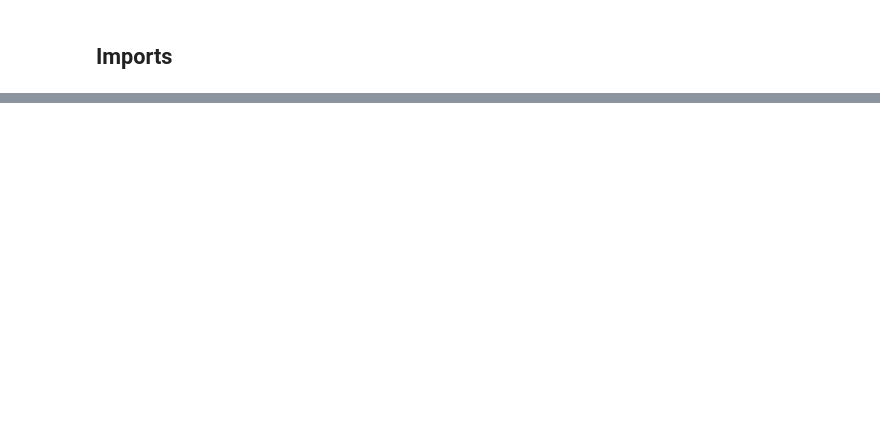
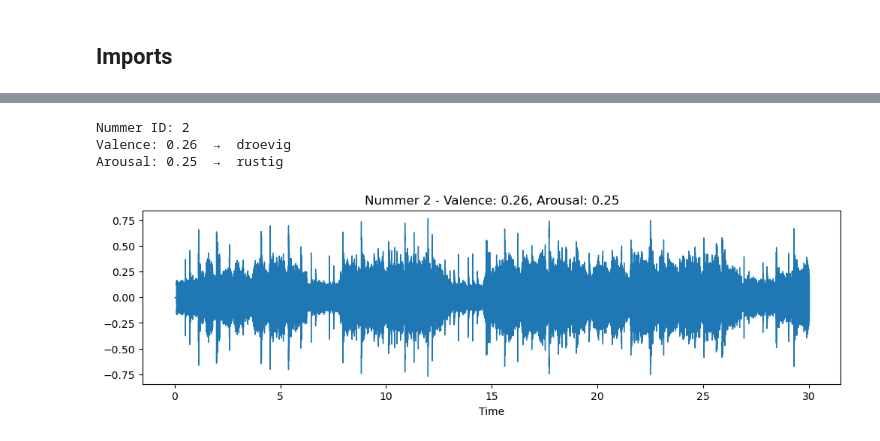
Before and after one commit to NimaGhafar/music_mood, a Jupyter notebook: music_mood.ipynb, the cells around one changed output, grey strips where cells are left out. Drawn from its saved outputs; the diff is of its cells as text; code cells hidden in the pictures; blank space fills up the shorter version.

```diff
--- a/music_mood.ipynb
+++ b/music_mood.ipynb
@@ -51,0 +200,15 @@ Naast de audio en de valence/arousal scores bevat DEAM ook nog:
+# %%
+audio_pad= os.path.join(path, "DEAM_audio/MEMD_audio")
+
+audio_ids = [int(f.replace(".mp3", "")) for f in os.listdir(audio_pad) if f.endswith(".mp3")]
+label_ids = df["song_id"].tolist()
+beide = [id for id in label_ids if id in audio_ids]
+
+
+print(f"Nummers met label: {len(label_ids)}")
+print(f"Nummers met audio: {len(audio_ids)}")
+print(f"Nummers met allebei: {len(beide)}")
+
+# Alleen nummers bewaren die audio EN label hebben
+df = df[df["song_id"].isin(beide)].reset_index(drop=True)
+print(f"\nDataset  met {len(df)} nummers")
@@ -51,0 +239,20 @@ Naast de audio en de valence/arousal scores bevat DEAM ook nog:
+# %%
+eerste_id = df["song_id"][0]
+audio_bestand = os.path.join(audio_pad, f"{eerste_id}.mp3")
+
+y, sr = librosa.load(audio_bestand, duration=30)
+
+print(f"Nummer ID: {eerste_id}")
+print(f"Valence: {df['valence'][0]:.2f}  →  {'blij ' if df['valence'][0] > 0.5 else 'droevig '}")
+print(f"Arousal: {df['arousal'][0]:.2f}  →  {'energiek ' if df['arousal'][0] > 0.5 else 'rustig '}")
+# %% [output]
+Nummer ID: 2
+Valence: 0.26  →  droevig
+Arousal: 0.25  →  rustig
+# %%
+plt.figure(figsize=(12,3))
+librosa.display.waveshow(y, sr=sr)
+plt.title(f"Nummer {eerste_id} - Valence: {df['valence'][0]:.2f}, Arousal: {df['arousal'][0]:.2f}")
+plt.show()
+# %% [output]
+[figure, added]
```
Also changed, not shown: parts of 36 cells of this notebook, 2 other files.
